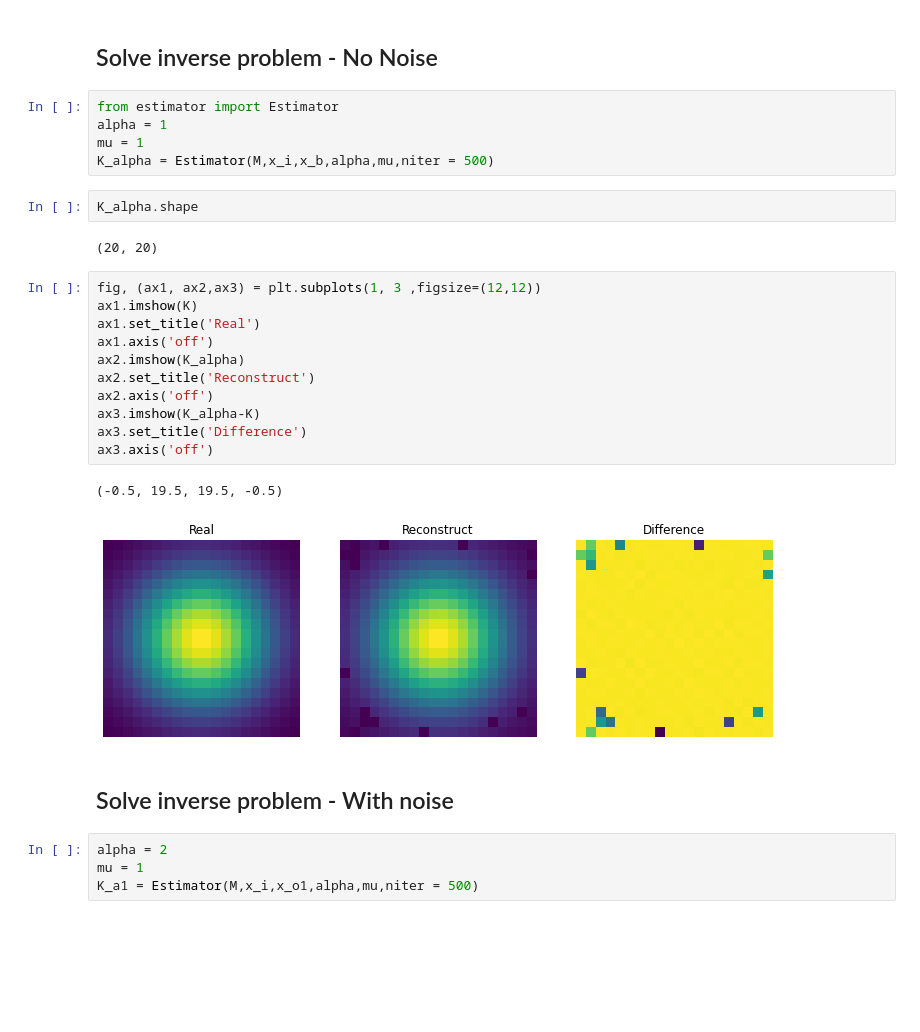
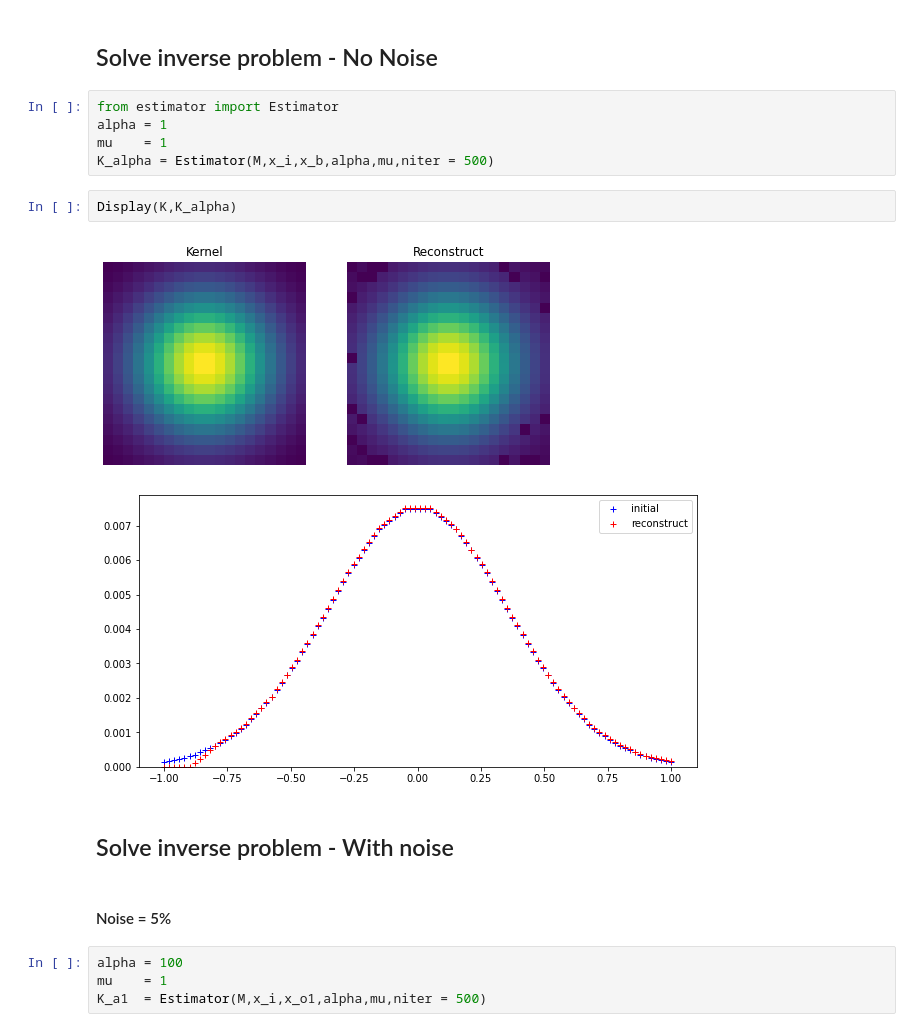
Before and after one commit to ceciledellavalle/BlindDeconvolution, a Jupyter notebook: demo.ipynb, the cells around one changed output. Drawn from its saved outputs; the diff is of its cells as text; blank space fills up the shorter version.

```diff
--- a/demo.ipynb
+++ b/demo.ipynb
@@ -67,29 +83,18 @@ ax4.axis('off')
 # %%
 from estimator import Estimator
 alpha = 1
-mu = 1
+mu    = 1
 K_alpha = Estimator(M,x_i,x_b,alpha,mu,niter = 500)
-# %%
-K_alpha.shape
-# %% [output]
-(20, 20)
-# %%
-fig, (ax1, ax2,ax3) = plt.subplots(1, 3 ,figsize=(12,12))
-ax1.imshow(K)
-ax1.set_title('Real')
-ax1.axis('off')
-ax2.imshow(K_alpha)
-ax2.set_title('Reconstruct')
-ax2.axis('off')
-ax3.imshow(K_alpha-K)
-ax3.set_title('Difference')
-ax3.axis('off')
-# %% [output]
-(-0.5, 19.5, 19.5, -0.5)
-[figure, removed]
+# %%
+Display(K,K_alpha)
+# %% [output]
+[figure, added]
+[figure, added]
 # %% [markdown]
 ## Solve inverse problem - With noise
+# %% [markdown]
+#### Noise = 5%
 # %%
-alpha = 2
-mu = 1
-K_a1 = Estimator(M,x_i,x_o1,alpha,mu,niter = 500)
+alpha = 100
+mu    = 1
+K_a1  = Estimator(M,x_i,x_o1,alpha,mu,niter = 500)
```
Also changed, not shown: parts of 14 cells of this notebook, 3 other files.
